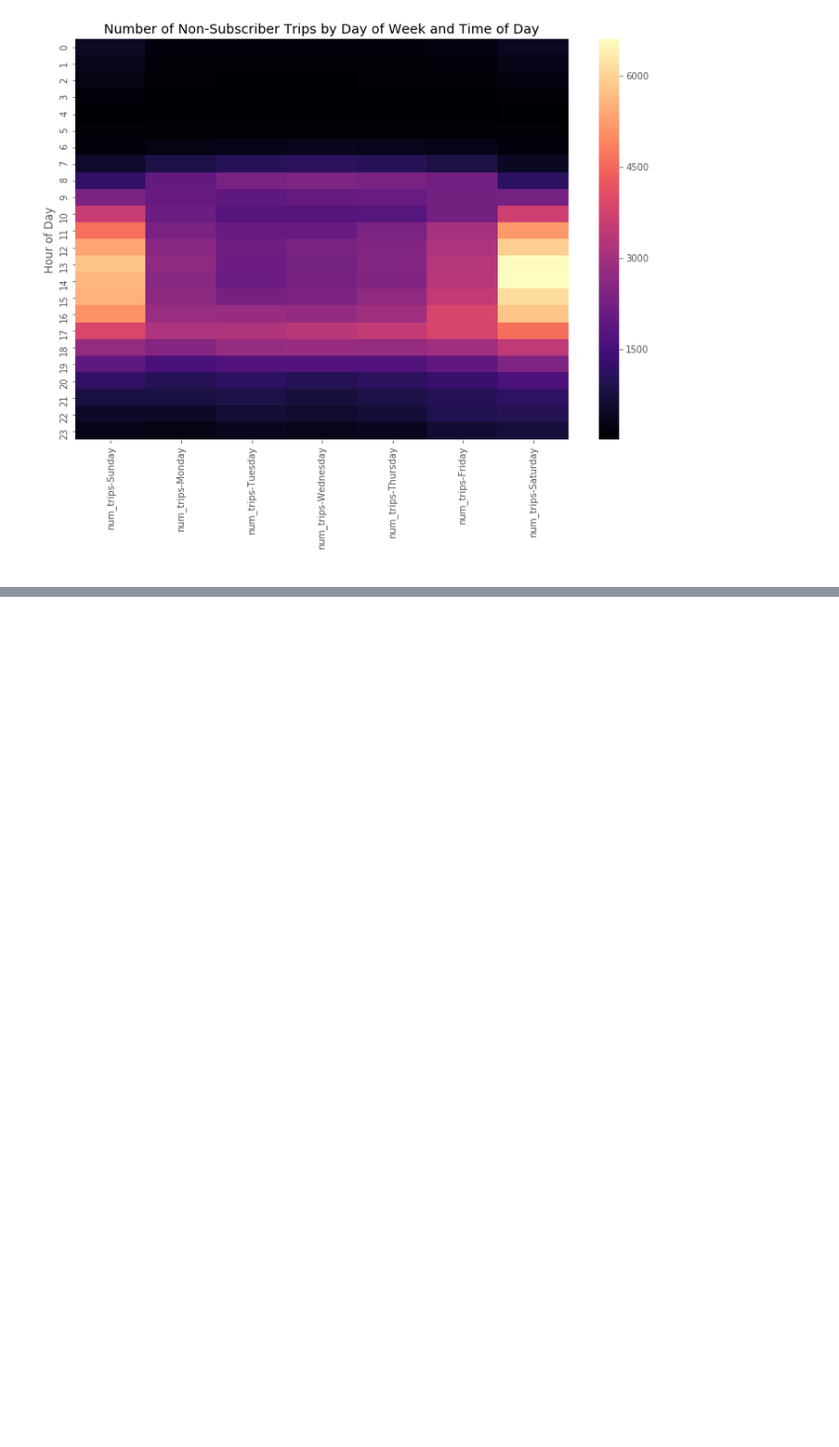
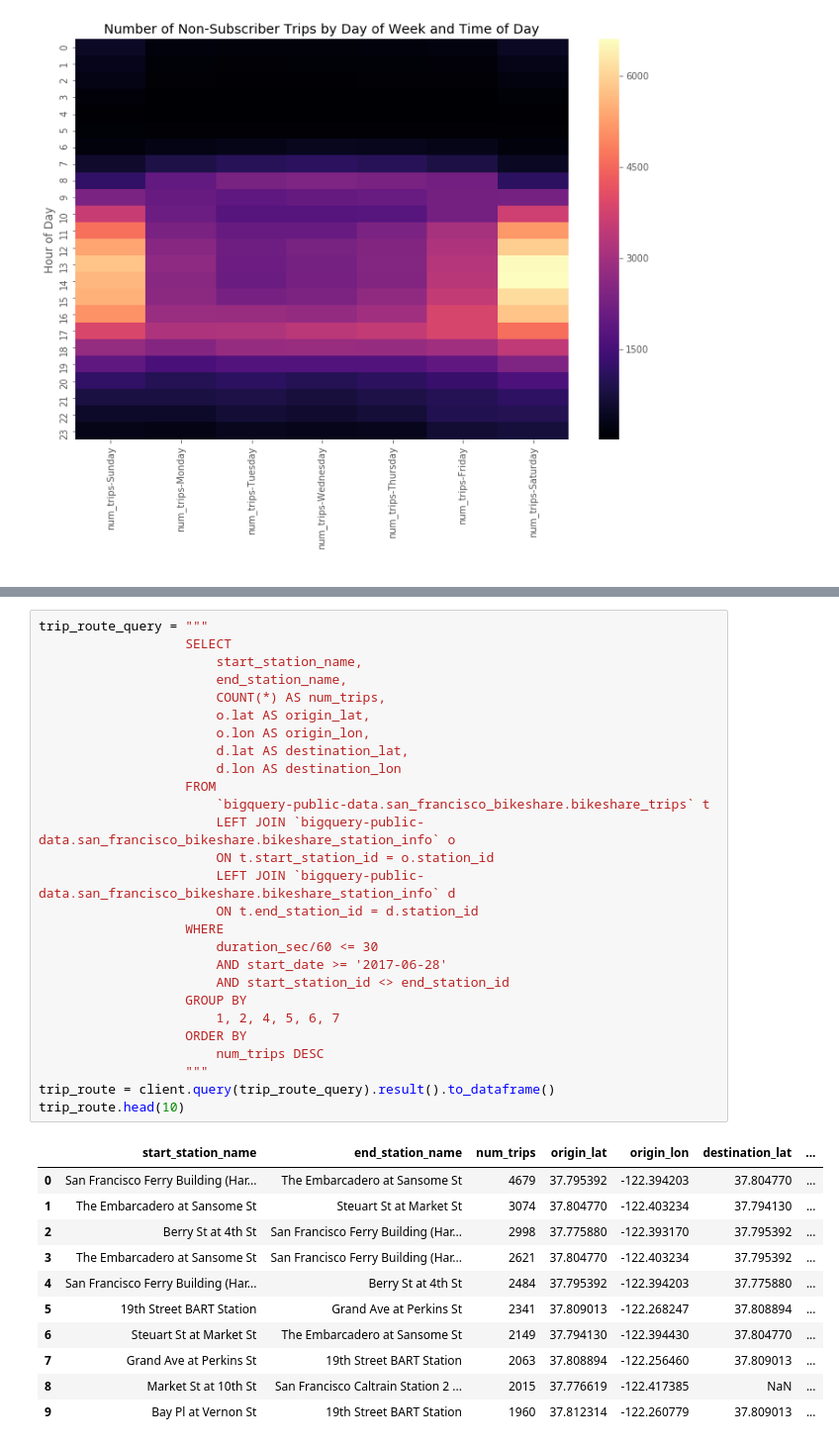
Before and after one commit to chenliny-zz/SF_Bikeshare_BigQuery, a Jupyter notebook: SF_Bikeshare_BigQuery.ipynb, the cells around one changed output, grey strips where cells are left out. Shown: that part at 99% size. Drawn from its saved outputs; the diff is of its cells as text; blank space fills up the shorter version.

```diff
--- a/SF_Bikeshare_BigQuery.ipynb
+++ b/SF_Bikeshare_BigQuery.ipynb
@@ -630,0 +663,39 @@ LIMIT 10
+# %%
+trip_route_query = """
+                   SELECT
+                       start_station_name,
+                       end_station_name,
+                       COUNT(*) AS num_trips,
+                       o.lat AS origin_lat,
+                       o.lon AS origin_lon,
+                       d.lat AS destination_lat,
+                       d.lon AS destination_lon
+                   FROM
+                       `bigquery-public-data.san_francisco_bikeshare.bikeshare_trips` t
+                       LEFT JOIN `bigquery-public-data.san_francisco_bikeshare.bikeshare_station_info` o
+                       ON t.start_station_id = o.station_id
+                       LEFT JOIN `bigquery-public-data.san_francisco_bikeshare.bikeshare_station_info` d
+                       ON t.end_station_id = d.station_id
+                   WHERE
+                       duration_sec/60 <= 30
+                       AND start_date >= '2017-06-28'
+                       AND start_station_id <> end_station_id
+                   GROUP BY
+                       1, 2, 4, 5, 6, 7
+                   ORDER BY
+                       num_trips DESC
+                   """
+trip_route = client.query(trip_route_query).result().to_dataframe()
+trip_route.head(10)
+# %% [output]
+|  | start_station_name | end_station_name | num_trips | origin_lat | origin_lon | destination_lat | ... |
+| 0 | San Francisco Ferry Building (Har... | The Embarcadero at Sansome St | 4679 | 37.795392 | -122.394203 | 37.804770 | ... |
+| 1 | The Embarcadero at Sansome St | Steuart St at Market St | 3074 | 37.804770 | -122.403234 | 37.794130 | ... |
+| 2 | Berry St at 4th St | San Francisco Ferry Building (Har... | 2998 | 37.775880 | -122.393170 | 37.795392 | ... |
+| 3 | The Embarcadero at Sansome St | San Francisco Ferry Building (Har... | 2621 | 37.804770 | -122.403234 | 37.795392 | ... |
+| 4 | San Francisco Ferry Building (Har... | Berry St at 4th St | 2484 | 37.795392 | -122.394203 | 37.775880 | ... |
+| 5 | 19th Street BART Station | Grand Ave at Perkins St | 2341 | 37.809013 | -122.268247 | 37.808894 | ... |
+| 6 | Steuart St at Market St | The Embarcadero at Sansome St | 2149 | 37.794130 | -122.394430 | 37.804770 | ... |
+| 7 | Grand Ave at Perkins St | 19th Street BART Station | 2063 | 37.808894 | -122.256460 | 37.809013 | ... |
+| 8 | Market St at 10th St | San Francisco Caltrain Station 2 ... | 2015 | 37.776619 | -122.417385 | NaN | ... |
+| 9 | Bay Pl at Vernon St | 19th Street BART Station | 1960 | 37.812314 | -122.260779 | 37.809013 | ... |
```
Also changed, not shown: parts of 87 cells of this notebook.
